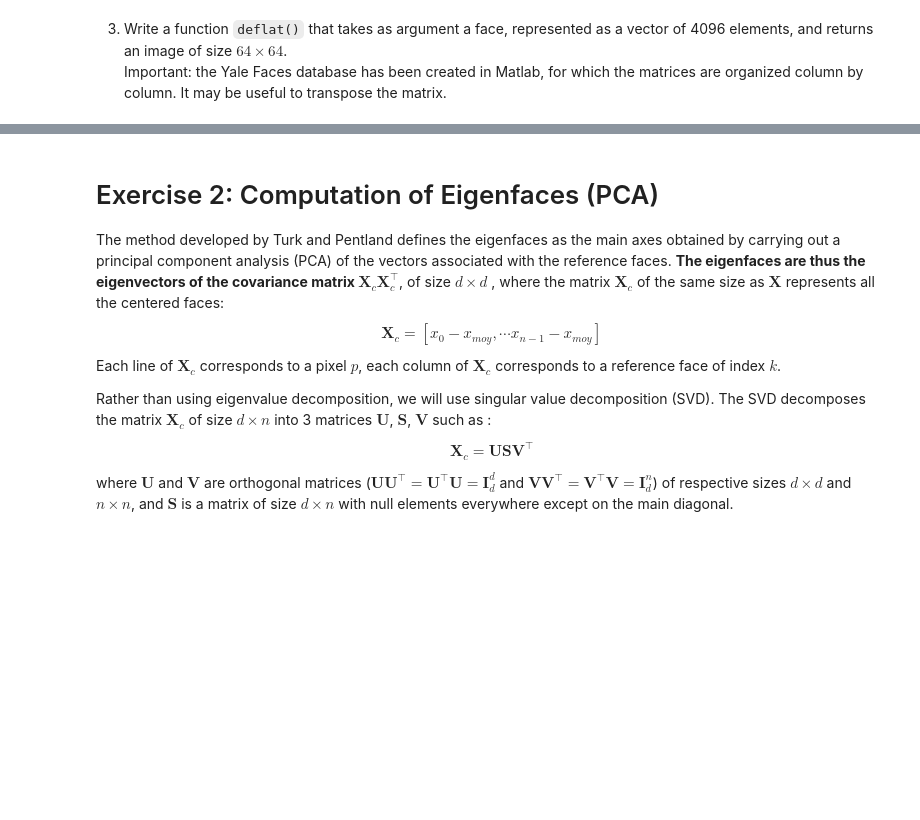
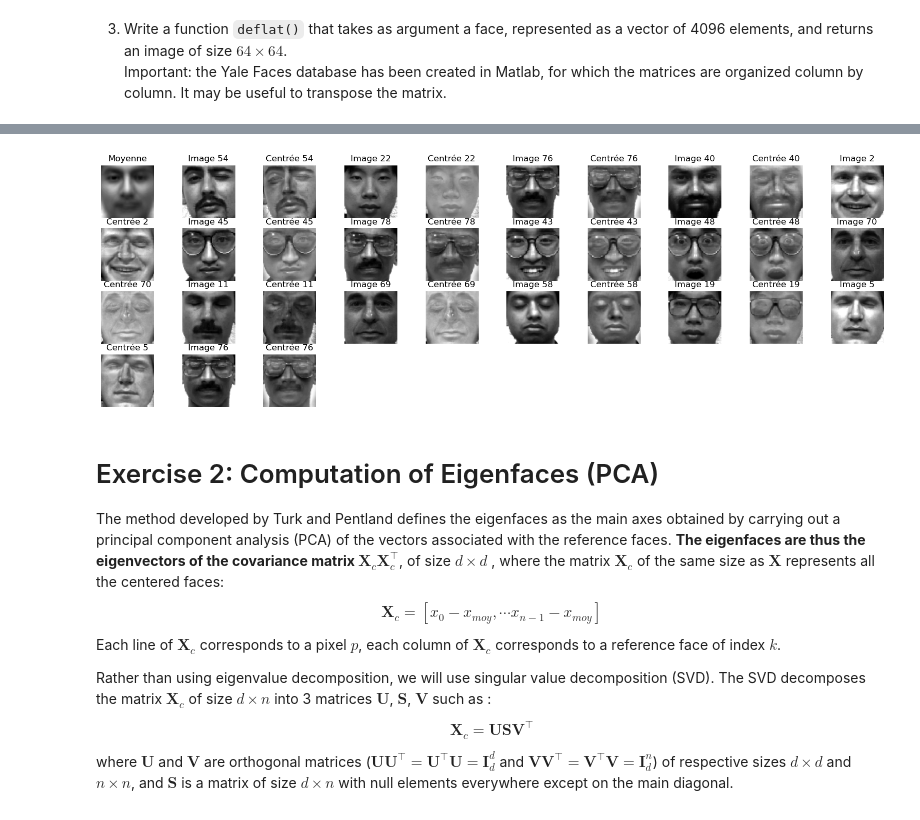
Before and after one commit to ZHANGzhile/BIMA, a Jupyter notebook: TME9-10/TME9-10.ipynb, the cells around one changed output, grey strips where cells are left out. Saved outputs shown, nothing was run; the diff lists cells and outputs as text; code cells hidden in the pictures; blank space fills up the shorter version.

```diff
--- a/TME9-10/TME9-10.ipynb
+++ b/TME9-10/TME9-10.ipynb
@@ -151,6 +153,42 @@ def deflat(V):
 4. Display the average face, as well as a few faces with the associated centered faces. Here is an example of the expected result:
 ![Figure_3.png](./figs/Figure_3.png)
 <center>Figure 3: average face and centering of the database</center>
+# %%
+# Définition de la taille de la figure
+plt.figure(figsize=(20, 30))
+
+# Affichage de l'image moyenne
+plt.subplot(19, 10, 1)
+plt.imshow(deflat(X_train.mean(axis=1)), cmap='gray')
+plt.title("Moyenne")
+plt.axis('off')
+
+# Centrage des visages
+Xc = np.array(centeredFaces(X_train))
+
+images = np.random.randint(low=0, high=X_train.shape[1], size=16)
+
+i = 1
+# Affichage des images originales et centrées
+for y in images:
+    # Image originale
+    i += 1
+    plt.subplot(19, 10, i)
+    plt.imshow(deflat(X_train[:, y]), cmap='gray')
+    plt.title(f"Image {y+1}")
+    plt.axis('off')
+
+    i += 1
+    # Image centrée
+    plt.subplot(19, 10, i)
+    plt.imshow(deflat(Xc[:, y]), cmap='gray')
+    plt.title(f"Centrée {y+1}")
+    plt.axis('off')
+
+# Affichage de la figure
+plt.show()
+# %% [output]
+[figure, added]
 # %% [markdown]
 # Exercise 2: Computation of Eigenfaces (PCA)
 
```
Also changed, not shown: parts of 23 cells of this notebook.
